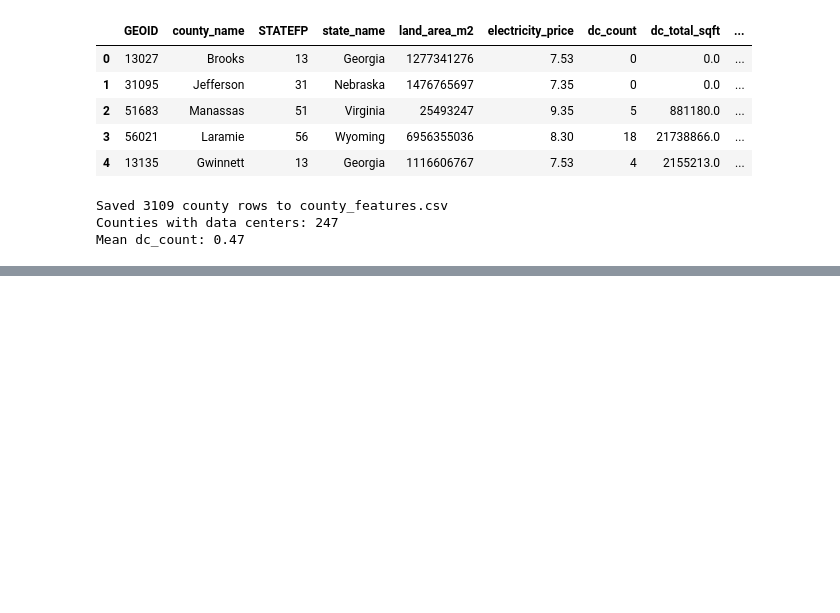
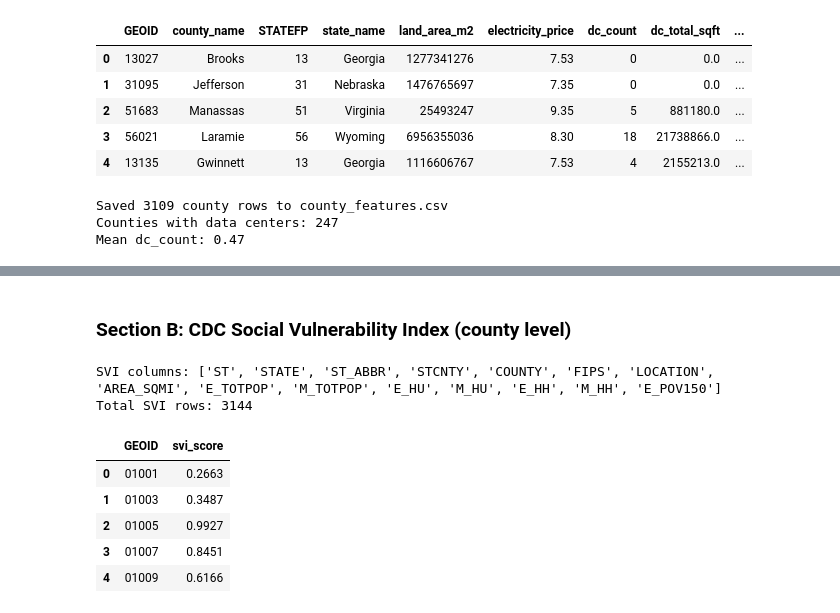
Before and after one commit to dorothykh4/datacenters_for_social_good, a Jupyter notebook: county_features.ipynb, the cells around one changed output, grey strips where cells are left out. Cells and saved outputs as stored; diff of their text form; code cells hidden in the pictures; blank space fills up the shorter version.

```diff
--- a/county_features.ipynb
+++ b/county_features.ipynb
@@ -253,0 +309,28 @@ Mean dc_count: 0.47
+# %% [markdown]
+### Section B: CDC Social Vulnerability Index (county level)
+# %%
+# CDC SVI 2022, county level
+SVI_PATH = "SVI_2022_US_county.csv"
+
+svi = pd.read_csv(SVI_PATH)
+print(f"SVI columns: {list(svi.columns)[:15]}")  # first 15 to keep output short
+print(f"Total SVI rows: {len(svi)}")
+
+# Key column: FIPS (county FIPS) and RPL_THEMES (overall vulnerability percentile, 0-1)
+# Note: CDC uses -999 to indicate missing, replace with NaN
+svi["RPL_THEMES"] = svi["RPL_THEMES"].replace(-999, np.nan)
+
+# Standardize FIPS to 5-char string
+svi["GEOID"] = svi["FIPS"].astype(str).str.zfill(5)
+
+svi_slim = svi[["GEOID", "RPL_THEMES"]].rename(columns={"RPL_THEMES": "svi_score"})
+svi_slim.head()
+# %% [output]
+SVI columns: ['ST', 'STATE', 'ST_ABBR', 'STCNTY', 'COUNTY', 'FIPS', 'LOCATION', 'AREA_SQMI', 'E_TOTPOP', 'M_TOTPOP', 'E_HU', 'M_HU', 'E_HH', 'M_HH', 'E_POV150']
+Total SVI rows: 3144
+|  | GEOID | svi_score |
+| 0 | 01001 | 0.2663 |
+| 1 | 01003 | 0.3487 |
+| 2 | 01005 | 0.9927 |
+| 3 | 01007 | 0.8451 |
+| 4 | 01009 | 0.6166 |
```
Also changed, not shown: parts of 10 cells of this notebook, 1 other file.
